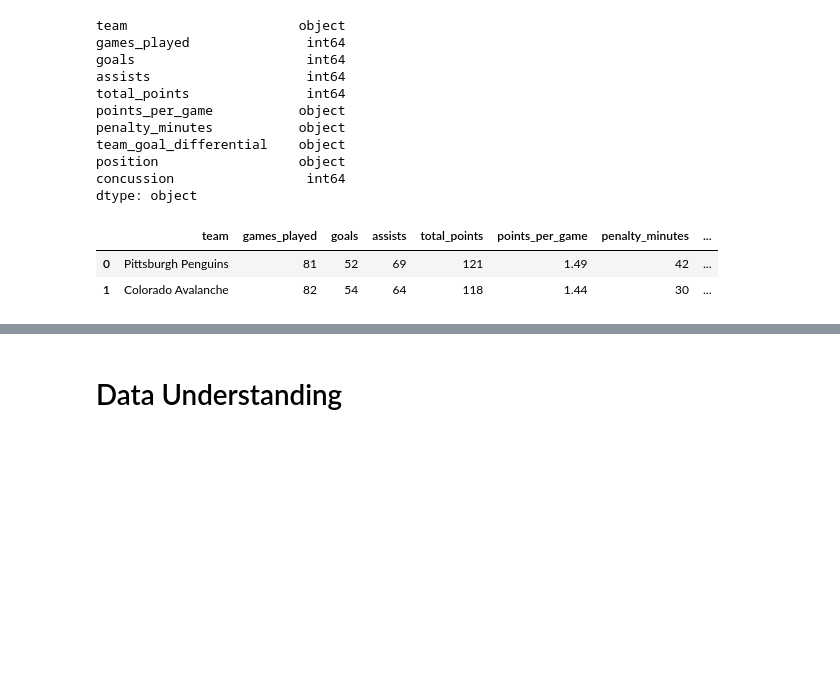
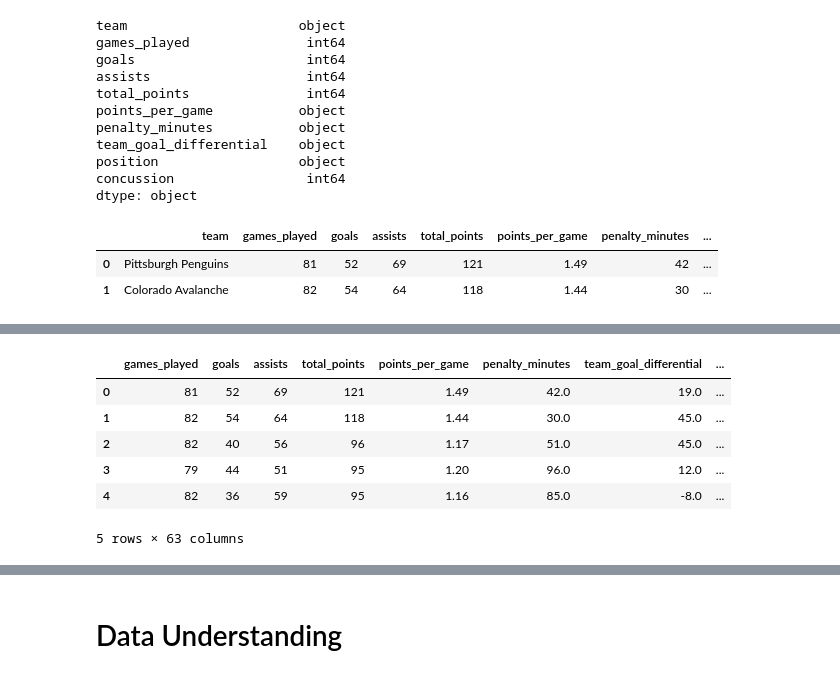
Before and after one commit to Marissa841/Predicting-Head-Injuries-in-NHL-Players--A-Machine-Learning-Approach, a Jupyter notebook: notebook_1.ipynb, the cells around one changed output, grey strips where cells are left out. Drawn from its saved outputs; the diff is of its cells as text; code cells hidden in the pictures; blank space fills up the shorter version.

Commit message:
Update cleaned df, removed columns

```diff
--- a/notebook_1.ipynb
+++ b/notebook_1.ipynb
@@ -212,6 +195,5 @@ The column containing the value - is: points_per_game
-# %%
-# change one value in the column to an integer
-df.loc[1.49, 'points_per_game'] = int(df.loc[1.49, 'points_per_game'])
-# %%
-# convert points_per_game to an integer dtype
-df['points_per_game'] = df['points_per_game'].astype(int)
+# %%
+columns = ['points_per_game', 'penalty_minutes', 'team_goal_differential']
+for column in columns:
+    df = df[df[column] != '-']
+    df[column] = df[column].astype(float)
@@ -218,2 +214,21 @@ df['points_per_game'] = df['points_per_game'].astype(int)
 # %%
 # dummy categorical columns
+# Get list of all categorical columns
+
+categorical_columns = df.select_dtypes(include=['object']).columns
+
+# Dummy all categorical columns
+for column in categorical_columns:
+    dummies = pd.get_dummies(df[column], prefix=column)
+    df = pd.concat([df, dummies], axis=1)
+    df.drop(column, axis=1, inplace=True)
+# %%
+df.head()
+# %% [output]
+|  | games_played | goals | assists | total_points | points_per_game | penalty_minutes | team_goal_differential | ... |
+| 0 | 81 | 52 | 69 | 121 | 1.49 | 42.0 | 19.0 | ... |
+| 1 | 82 | 54 | 64 | 118 | 1.44 | 30.0 | 45.0 | ... |
+| 2 | 82 | 40 | 56 | 96 | 1.17 | 51.0 | 45.0 | ... |
+| 3 | 79 | 44 | 51 | 95 | 1.20 | 96.0 | 12.0 | ... |
+| 4 | 82 | 36 | 59 | 95 | 1.16 | 85.0 | -8.0 | ... |
+5 rows × 63 columns
```
Also changed, not shown: parts of 8 cells of this notebook.
